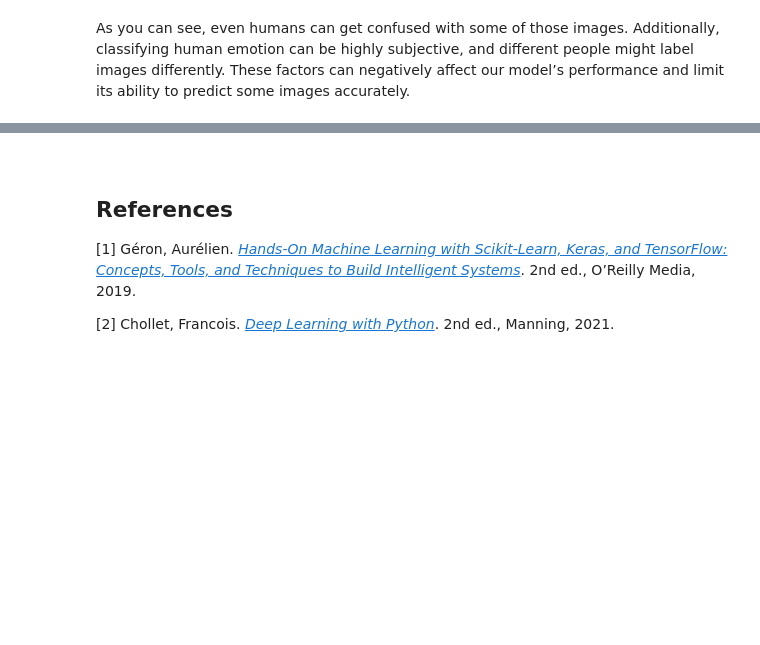
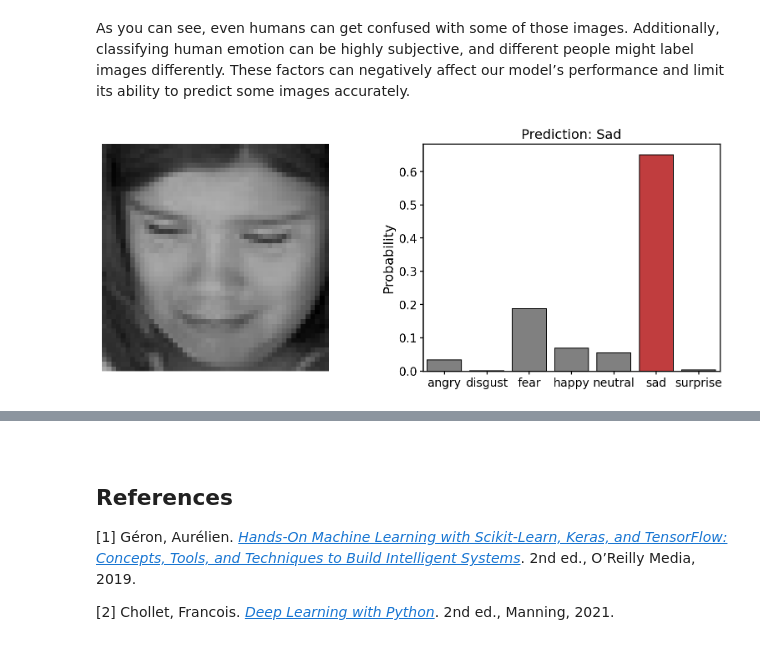
Before and after one commit to KOrfanakis/Emotion_Recognition_Deep_Learning_App, a Jupyter notebook: Emotion_Recognition_Notebook.ipynb, the cells around one changed output, grey strips where cells are left out. Drawn from its saved outputs; the diff is of its cells as text; code cells hidden in the pictures; blank space fills up the shorter version.

```diff
--- a/Emotion_Recognition_Notebook.ipynb
+++ b/Emotion_Recognition_Notebook.ipynb
@@ -670,7 +679,7 @@ def predict_single_img(emotion, file_name):
     img_tensor = tf.image.rgb_to_grayscale(img)
     img_tensor = np.expand_dims(img_tensor, axis=0)
 
-    class_preds = loaded_model.predict(img_tensor)
+    class_preds = loaded_model.predict(img_tensor)[0]
 
     return img, class_preds
 # %%
@@ -718,2 +727,31 @@ plot_wrong_preds('sad')
 # %% [markdown]
 As you can see, even humans can get confused with some of those images. Additionally, classifying human emotion can be highly subjective, and different people might label images differently. These factors can negatively affect our model’s performance and limit its ability to predict some images accurately.
+# %%
+class_labels=np.array([*class_labels])
+
+def plot_img_pred(emotion, file_name):
+  img, class_preds = predict_single_img(emotion, file_name)
+
+  clrs = ['grey' if (x < max(class_preds)) else 'tab:red' for x in class_preds]
+
+  nrows=1
+  ncols=2
+  fig, (ax1, ax2) = plt.subplots(nrows=nrows, ncols=ncols, figsize=(14, 5))
+
+  ax1.imshow(img)
+  ax1.axis('off')
+
+  sns.barplot(x=class_labels,
+              y=class_preds,
+              palette=clrs,
+              edgecolor='k',
+              ax=ax2)
+
+  ax2.set_title(f'Prediction: {class_labels[np.argmax(class_preds)]}'.title())
+  ax2.set_ylabel('Probability')
+
+  plt.show()
+
+plot_img_pred(emotion='sad', file_name='1003.jpg')
+# %% [output]
+[figure, added]
```
Also changed, not shown: parts of 13 cells of this notebook.
